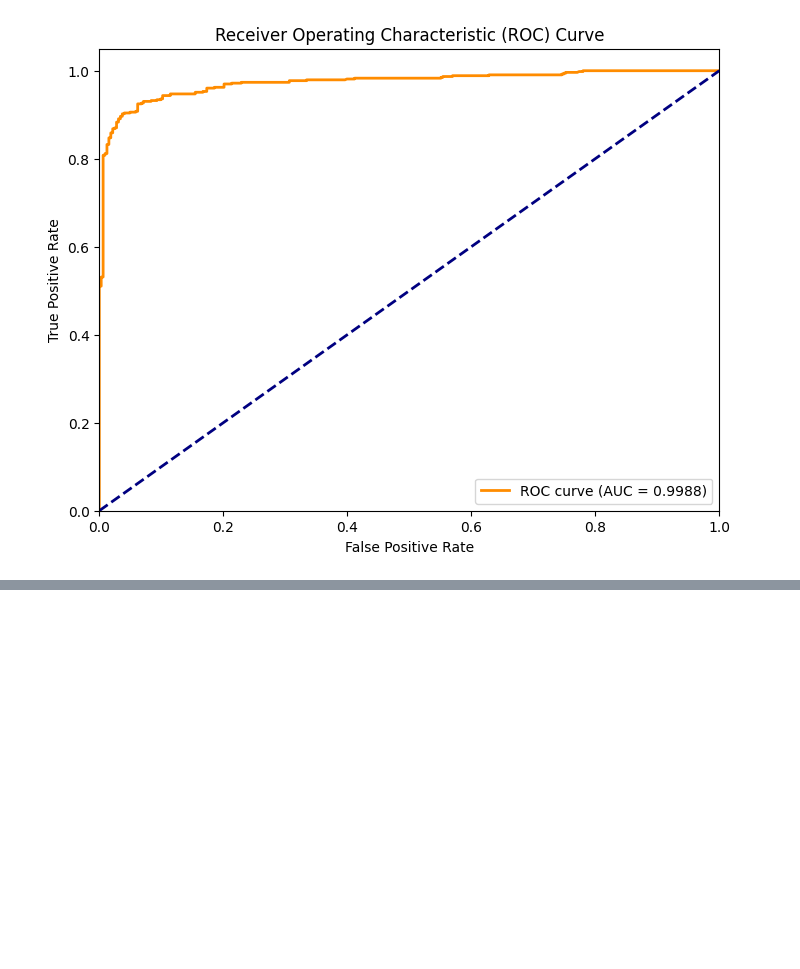
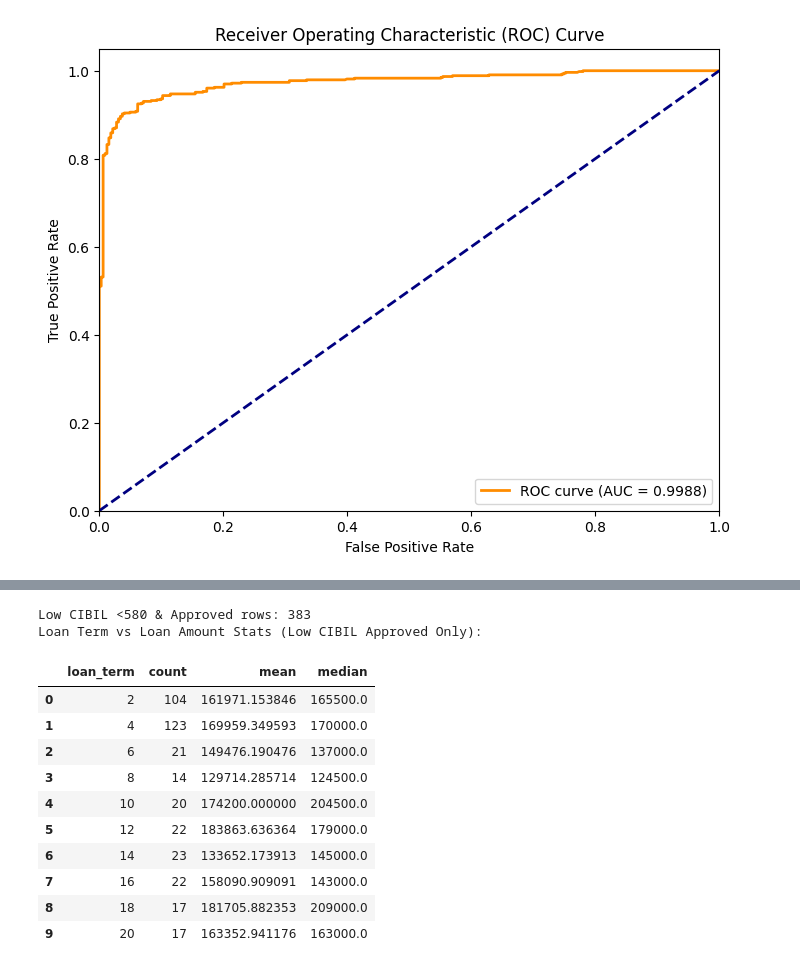
Before and after one commit to jk23399/credit_risk_analyzer, a Jupyter notebook: notebooks/01_loan_approval_prediction.ipynb, the cells around one changed output, grey strips where cells are left out. Drawn from its saved outputs; the diff is of its cells as text; code cells hidden in the pictures; blank space fills up the shorter version.

Commit message:
Low Cibil Analysis

```diff
--- a/notebooks/01_loan_approval_prediction.ipynb
+++ b/notebooks/01_loan_approval_prediction.ipynb
@@ -495,0 +730,74 @@ plt.show()
+# %%
+# 0) loan_status를 0/1로 표준화
+s = df_full['loan_status']
+if s.dtype.kind in 'biu':  # 이미 정수형이면 그대로
+    loan_bin = s.astype(int)
+else:
+    s2 = s.astype(str).str.strip().str.lower()
+    map_dict = {
+        'approved': 1, 'rejected': 0,
+        'y': 1, 'n': 0,
+        '1': 1, '0': 0,
+        'true': 1, 'false': 0
+    }
+    loan_bin = s2.map(map_dict)
+    # 혹시 숫자 문자열 섞여 있으면 처리
+    nun = loan_bin.isna()
+    if nun.any():
+        loan_bin.loc[nun] = s2.loc[nun].str.extract(r'(\d)')[0].astype(float).fillna(0).astype(int)
+
+df_std = df_full.copy()
+df_std['loan_status_bin'] = loan_bin.astype(int)
+
+# 1) 저신용 & 승인 데이터프레임
+low_approved_df = df_std[(df_std['cibil_score'] < 580) & (df_std['loan_status_bin'] == 1)].copy()
+
+print(f"Low CIBIL <580 & Approved rows: {len(low_approved_df)}")
+
+if len(low_approved_df) == 0:
+    print("⚠️ 저신용(<580) 승인 사례가 없습니다. 컷을 600 등으로 높여 다시 시도하세요.")
+else:
+    # 2) loan_term 분포 (히스토그램)
+    fig_term_approved = px.histogram(
+        low_approved_df,
+        x='loan_term',
+        nbins=20,
+        title='Loan Term Distribution (Low CIBIL Approved Only)',
+        labels={'loan_term': 'Loan Term (Years)', 'count': 'Count'},
+        text_auto=True
+    )
+    fig_term_approved.show()
+
+    # 3) loan_term별 count/mean/median
+    term_amount_stats_approved = (
+        low_approved_df
+        .groupby('loan_term', as_index=False)['loan_amount']
+        .agg(count='count', mean='mean', median='median')
+        .sort_values('loan_term')
+    )
+    print("Loan Term vs Loan Amount Stats (Low CIBIL Approved Only):")
+    display(term_amount_stats_approved)
+
+    # 4) loan_term vs loan_amount 박스플롯
+    fig_box_approved = px.box(
+        low_approved_df,
+        x='loan_term',
+        y='loan_amount',
+        title='Loan Amount by Loan Term (Low CIBIL Approved Only)',
+        labels={'loan_term': 'Loan Term (Years)', 'loan_amount': 'Loan Amount'}
+    )
+    fig_box_approved.show()
+# %% [output]
+Low CIBIL <580 & Approved rows: 383
+Loan Term vs Loan Amount Stats (Low CIBIL Approved Only):
+|  | loan_term | count | mean | median |
+| 0 | 2 | 104 | 161971.153846 | 165500.0 |
+| 1 | 4 | 123 | 169959.349593 | 170000.0 |
+| 2 | 6 | 21 | 149476.190476 | 137000.0 |
+| 3 | 8 | 14 | 129714.285714 | 124500.0 |
+| 4 | 10 | 20 | 174200.000000 | 204500.0 |
+| 5 | 12 | 22 | 183863.636364 | 179000.0 |
+| 6 | 14 | 23 | 133652.173913 | 145000.0 |
+| 7 | 16 | 22 | 158090.909091 | 143000.0 |
+| 8 | 18 | 17 | 181705.882353 | 209000.0 |
+| 9 | 20 | 17 | 163352.941176 | 163000.0 |
```
Also changed, not shown: parts of 16 cells of this notebook, 40 other files.
